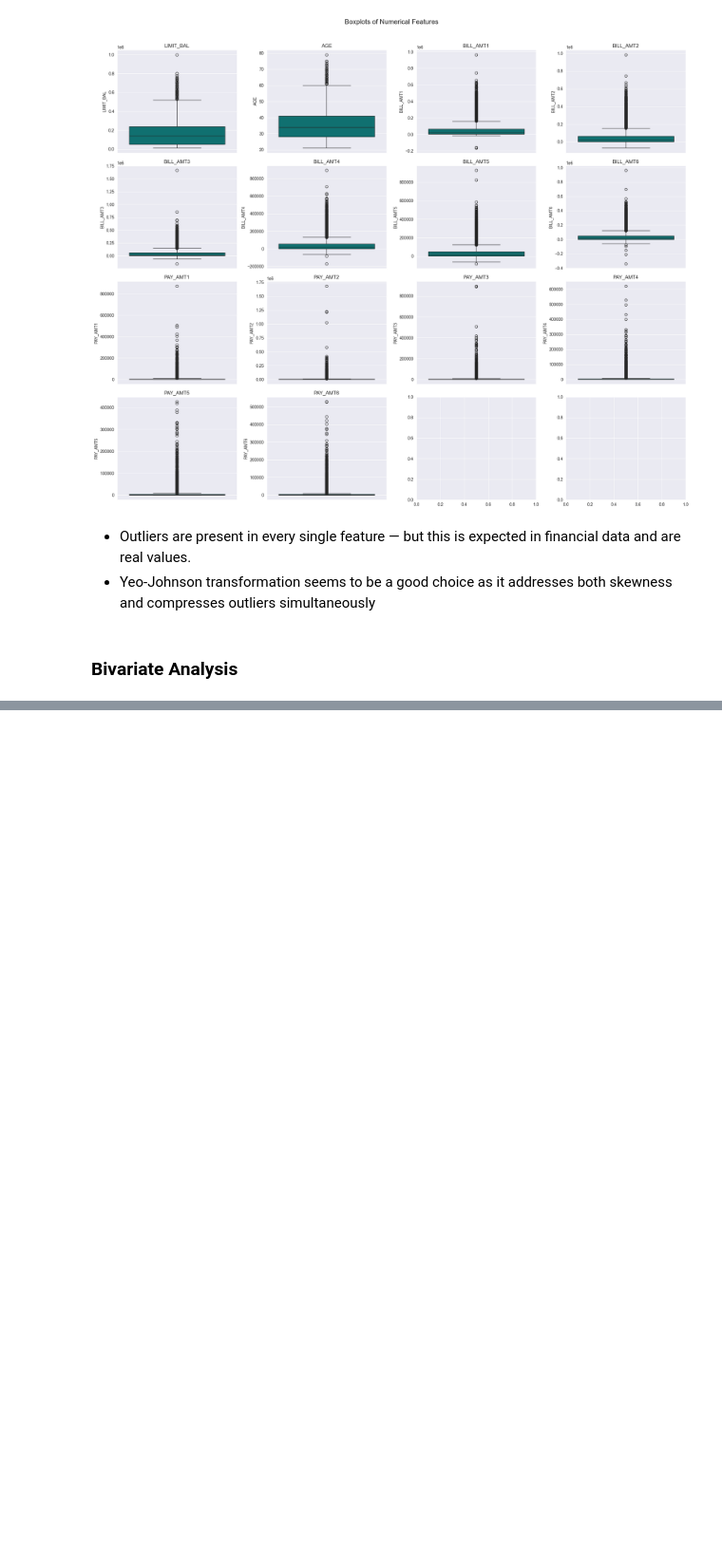
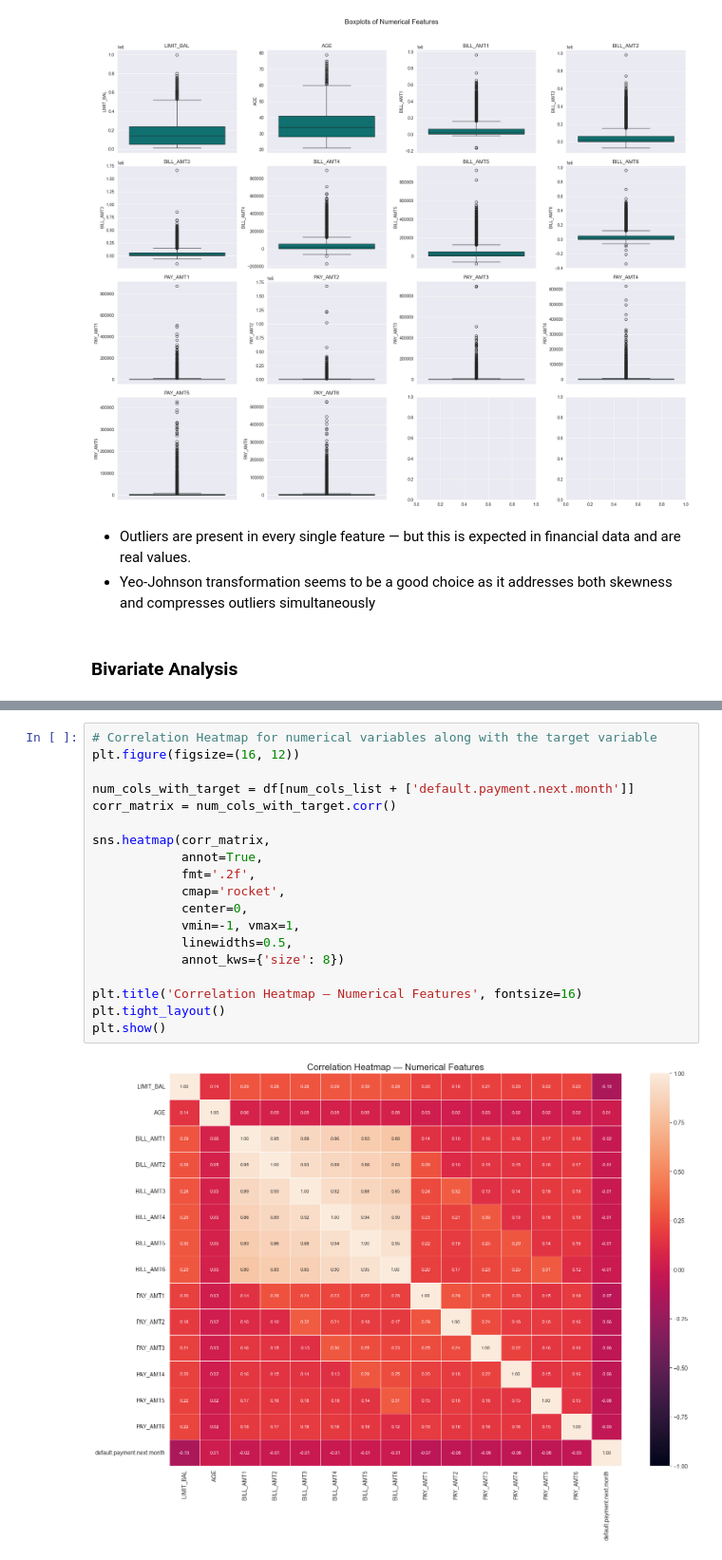
Before and after one commit to srijankumar8969/Default_Credit_Card_Prediction, a Jupyter notebook: notebooks/eda.ipynb, the cells around one changed output, grey strips where cells are left out. Shown at 95% size. Saved outputs shown, nothing was run; the diff lists cells and outputs as text; blank space fills up the shorter version.

```diff
--- a/notebooks/eda.ipynb
+++ b/notebooks/eda.ipynb
@@ -597,0 +480,21 @@ for col in num_cols:
+# %%
+# Correlation Heatmap for numerical variables along with the target variable
+plt.figure(figsize=(16, 12))
+
+num_cols_with_target = df[num_cols_list + ['default.payment.next.month']]
+corr_matrix = num_cols_with_target.corr()
+
+sns.heatmap(corr_matrix,
+            annot=True,
+            fmt='.2f',
+            cmap='rocket',
+            center=0,
+            vmin=-1, vmax=1,
+            linewidths=0.5,
+            annot_kws={'size': 8})
+
+plt.title('Correlation Heatmap — Numerical Features', fontsize=16)
+plt.tight_layout()
+plt.show()
+# %% [output]
+[figure, added]
```
Also changed, not shown: parts of 18 cells of this notebook, 2 other files.
